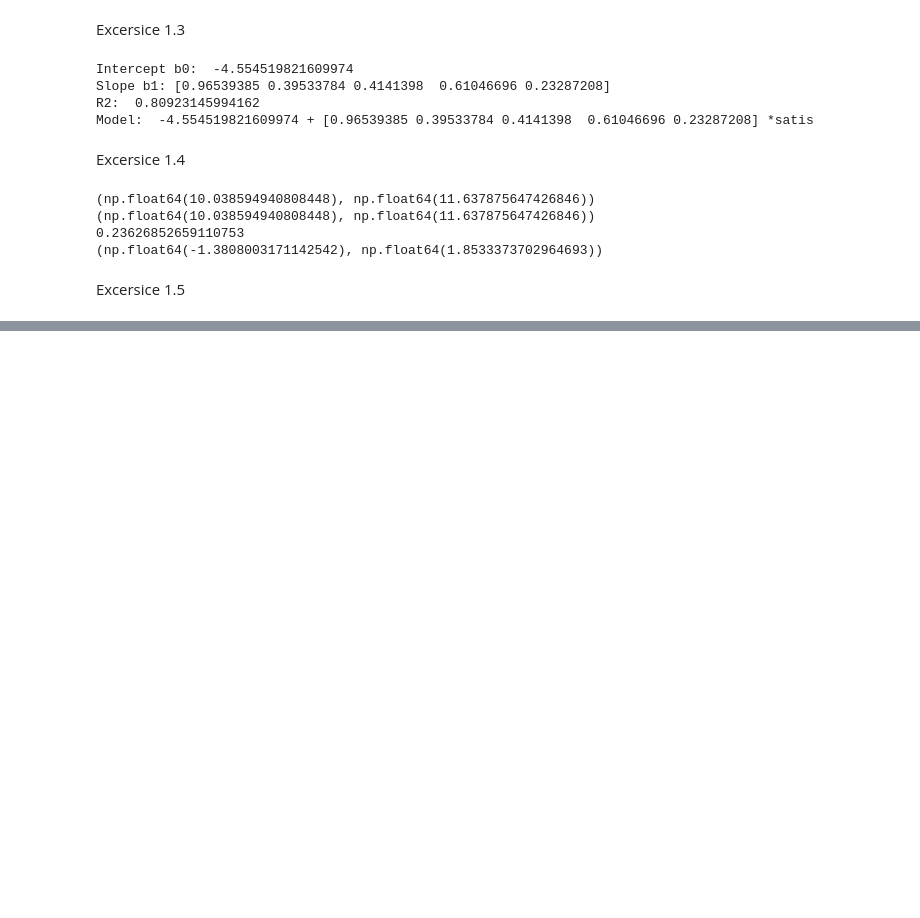
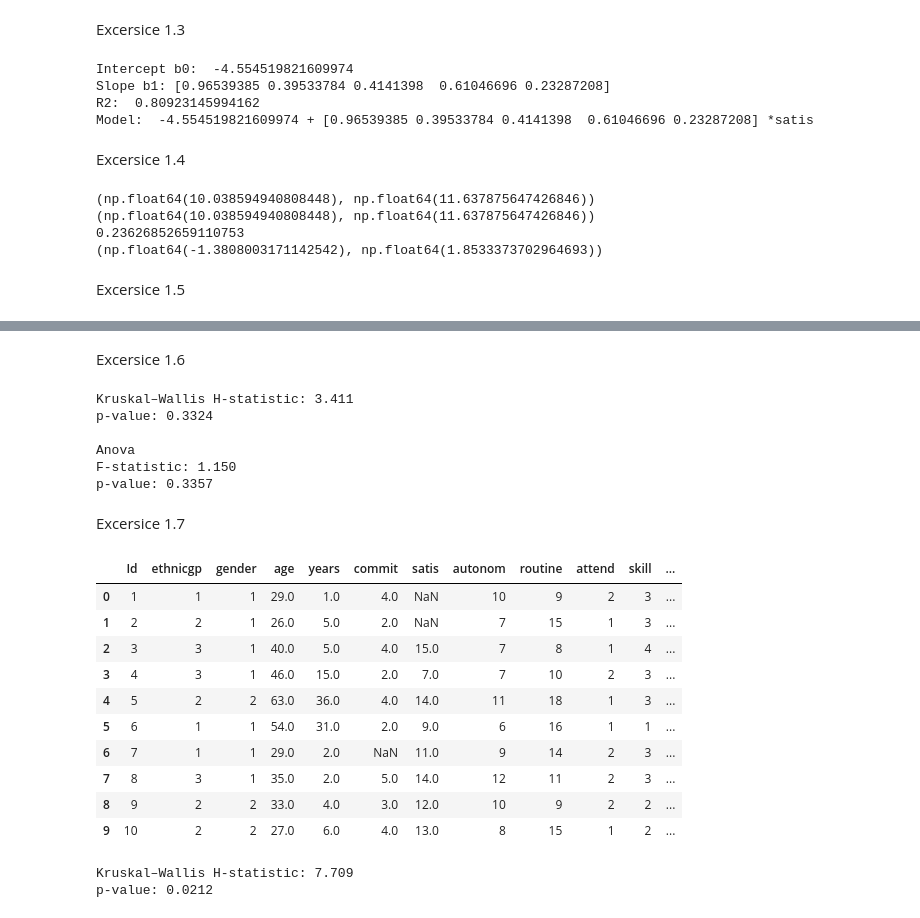
Before and after one commit to aswx12/MatteLab, a Jupyter notebook: Mattelab.ipynb, the cells around one changed output, grey strips where cells are left out. Saved outputs shown, nothing was run; the diff lists cells and outputs as text; code cells hidden in the pictures; blank space fills up the shorter version.

```diff
--- a/Mattelab.ipynb
+++ b/Mattelab.ipynb
@@ -166,0 +188,71 @@ Excersice 1.5
+# %% [markdown]
+Excersice 1.6
+# %%
+abscence_ethnicgp = df[['absence','ethnicgp']]
+abscence_ethnicgp = abscence_ethnicgp.dropna()
+
+#group absence values in enthic groups
+groups = [group['absence'].values for ethnic, group in abscence_ethnicgp.groupby('ethnicgp')]
+stat, p = st.kruskal(*groups)
+
+print(f"Kruskal–Wallis H-statistic: {stat:.3f}")
+print(f"p-value: {p:.4f}")
+
+#If p < 0.05, reject H₀ → there’s a significant difference in absence between at least two ethnic groups.
+
+stat, p = st.f_oneway(*groups)
+
+print("\nAnova")
+print(f"F-statistic: {stat:.3f}")
+print(f"p-value: {p:.4f}")
+
+#if p < 0.05: Reject H₀ → There is a significant difference in job absence among the ethnic groups.
+# %% [output]
+Kruskal–Wallis H-statistic: 3.411
+p-value: 0.3324
+
+Anova
+F-statistic: 1.150
+p-value: 0.3357
+# %% [markdown]
+Excersice 1.7
+# %%
+noNan_income = df.dropna(subset=['income'])
+noNan_income = noNan_income.copy()
+
+#low = Min-Q1, middle = Q1-Q3, high= Q3-Max
+
+max = df['income'].max()
+min = df['income'].min()
+firstQ = df['income'].quantile(.25)
+thirdQ =  df['income'].quantile(.75)
+
+bins = [min, firstQ, thirdQ, max]
+labels = [1, 2, 3] #1 =low, 2 = middle, 3= high
+
+noNan_income['income_class'] = pd.cut(noNan_income['income'], bins=bins, labels=labels)
+
+display(noNan_income.head(10))
+
+#group skill values in  income class
+groups = [group['skill'].values for income, group in noNan_income.groupby('income_class', observed =False)]
+stat, p = st.kruskal(*groups)
+
+print(f"Kruskal–Wallis H-statistic: {stat:.3f}")
+print(f"p-value: {p:.4f}")
+
+#If p < 0.05, reject H₀ → there’s a significant difference in absence between at least two ethnic groups.
+# %% [output]
+|  | Id | ethnicgp | gender | age | years | commit | satis | autonom | routine | attend | skill | ... |
+| 0 | 1 | 1 | 1 | 29.0 | 1.0 | 4.0 | NaN | 10 | 9 | 2 | 3 | ... |
+| 1 | 2 | 2 | 1 | 26.0 | 5.0 | 2.0 | NaN | 7 | 15 | 1 | 3 | ... |
+| 2 | 3 | 3 | 1 | 40.0 | 5.0 | 4.0 | 15.0 | 7 | 8 | 1 | 4 | ... |
+| 3 | 4 | 3 | 1 | 46.0 | 15.0 | 2.0 | 7.0 | 7 | 10 | 2 | 3 | ... |
+| 4 | 5 | 2 | 2 | 63.0 | 36.0 | 4.0 | 14.0 | 11 | 18 | 1 | 3 | ... |
+| 5 | 6 | 1 | 1 | 54.0 | 31.0 | 2.0 | 9.0 | 6 | 16 | 1 | 1 | ... |
+| 6 | 7 | 1 | 1 | 29.0 | 2.0 | NaN | 11.0 | 9 | 14 | 2 | 3 | ... |
+| 7 | 8 | 3 | 1 | 35.0 | 2.0 | 5.0 | 14.0 | 12 | 11 | 2 | 3 | ... |
+| 8 | 9 | 2 | 2 | 33.0 | 4.0 | 3.0 | 12.0 | 10 | 9 | 2 | 2 | ... |
+| 9 | 10 | 2 | 2 | 27.0 | 6.0 | 4.0 | 13.0 | 8 | 15 | 1 | 2 | ... |
+Kruskal–Wallis H-statistic: 7.709
+p-value: 0.0212
```
Also changed, not shown: parts of 1 cell of this notebook.
